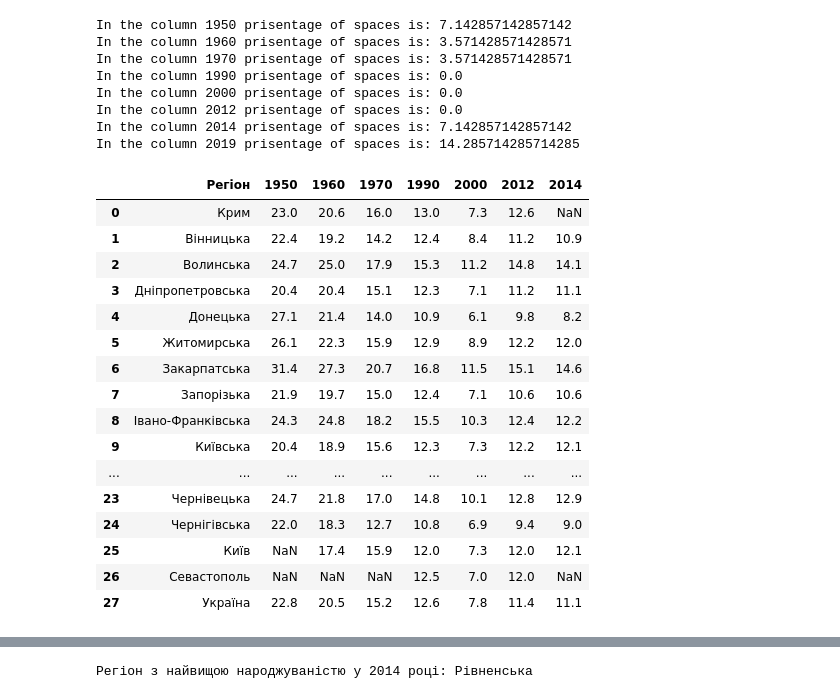
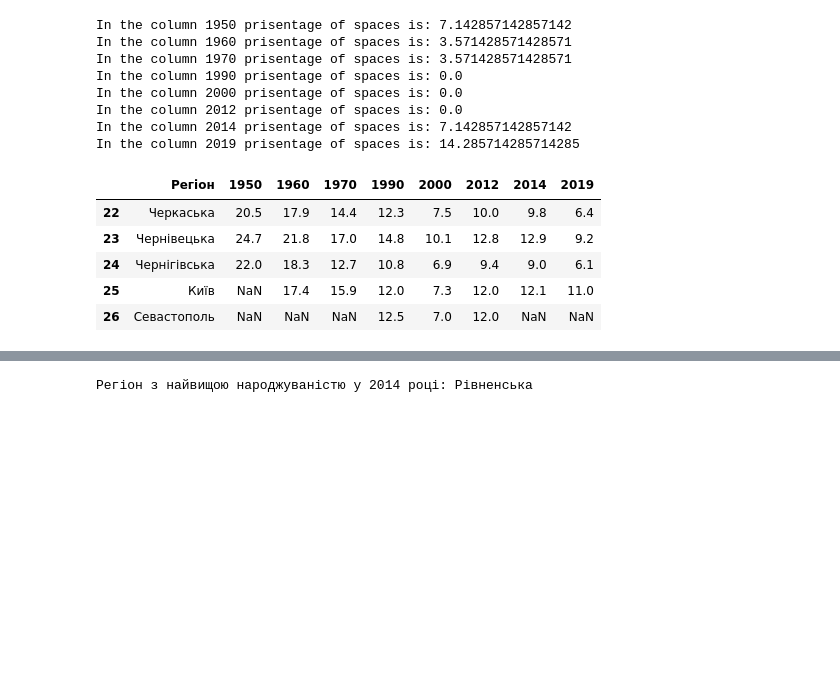
Before and after one commit to MikeIV2007/Data-science-HW, a Jupyter notebook: DS_HW_02_1.ipynb, the cells around one changed output, grey strips where cells are left out. Drawn from its saved outputs; the diff is of its cells as text; code cells hidden in the pictures; blank space fills up the shorter version.

```diff
--- a/DS_HW_02_1.ipynb
+++ b/DS_HW_02_1.ipynb
@@ -132,25 +129,15 @@ In the column 2014 prisentage of spaces is: 7.142857142857142
 In the column 2019 prisentage of spaces is: 14.285714285714285
 # %%
 # Видаліть з таблиці дані по всій країні, останній рядок таблиці
-df = desired_table.drop(desired_table.columns[-1], axis=1)
-df.head(28)
+
+desired_table = desired_table.drop(desired_table.index[-1])
+desired_table.tail()
 # %% [output]
-|  | Регіон | 1950 | 1960 | 1970 | 1990 | 2000 | 2012 | 2014 |
-| 0 | Крим | 23.0 | 20.6 | 16.0 | 13.0 | 7.3 | 12.6 | NaN |
-| 1 | Вінницька | 22.4 | 19.2 | 14.2 | 12.4 | 8.4 | 11.2 | 10.9 |
-| 2 | Волинська | 24.7 | 25.0 | 17.9 | 15.3 | 11.2 | 14.8 | 14.1 |
-| 3 | Дніпропетровська | 20.4 | 20.4 | 15.1 | 12.3 | 7.1 | 11.2 | 11.1 |
-| 4 | Донецька | 27.1 | 21.4 | 14.0 | 10.9 | 6.1 | 9.8 | 8.2 |
-| 5 | Житомирська | 26.1 | 22.3 | 15.9 | 12.9 | 8.9 | 12.2 | 12.0 |
-| 6 | Закарпатська | 31.4 | 27.3 | 20.7 | 16.8 | 11.5 | 15.1 | 14.6 |
-| 7 | Запорізька | 21.9 | 19.7 | 15.0 | 12.4 | 7.1 | 10.6 | 10.6 |
-| 8 | Івано-Франківська | 24.3 | 24.8 | 18.2 | 15.5 | 10.3 | 12.4 | 12.2 |
-| 9 | Київська | 20.4 | 18.9 | 15.6 | 12.3 | 7.3 | 12.2 | 12.1 |
-| ... | ... | ... | ... | ... | ... | ... | ... | ... |
-| 23 | Чернівецька | 24.7 | 21.8 | 17.0 | 14.8 | 10.1 | 12.8 | 12.9 |
-| 24 | Чернігівська | 22.0 | 18.3 | 12.7 | 10.8 | 6.9 | 9.4 | 9.0 |
-| 25 | Київ | NaN | 17.4 | 15.9 | 12.0 | 7.3 | 12.0 | 12.1 |
-| 26 | Севастополь | NaN | NaN | NaN | 12.5 | 7.0 | 12.0 | NaN |
-| 27 | Україна | 22.8 | 20.5 | 15.2 | 12.6 | 7.8 | 11.4 | 11.1 |
+|  | Регіон | 1950 | 1960 | 1970 | 1990 | 2000 | 2012 | 2014 | 2019 |
+| 22 | Черкаська | 20.5 | 17.9 | 14.4 | 12.3 | 7.5 | 10.0 | 9.8 | 6.4 |
+| 23 | Чернівецька | 24.7 | 21.8 | 17.0 | 14.8 | 10.1 | 12.8 | 12.9 | 9.2 |
+| 24 | Чернігівська | 22.0 | 18.3 | 12.7 | 10.8 | 6.9 | 9.4 | 9.0 | 6.1 |
+| 25 | Київ | NaN | 17.4 | 15.9 | 12.0 | 7.3 | 12.0 | 12.1 | 11.0 |
+| 26 | Севастополь | NaN | NaN | NaN | 12.5 | 7.0 | 12.0 | NaN | NaN |
 # %%
 # Замініть відсутні дані в стовпцях середніми значеннями цих стовпців (метод fillna)
```
Also changed, not shown: parts of 11 cells of this notebook.
